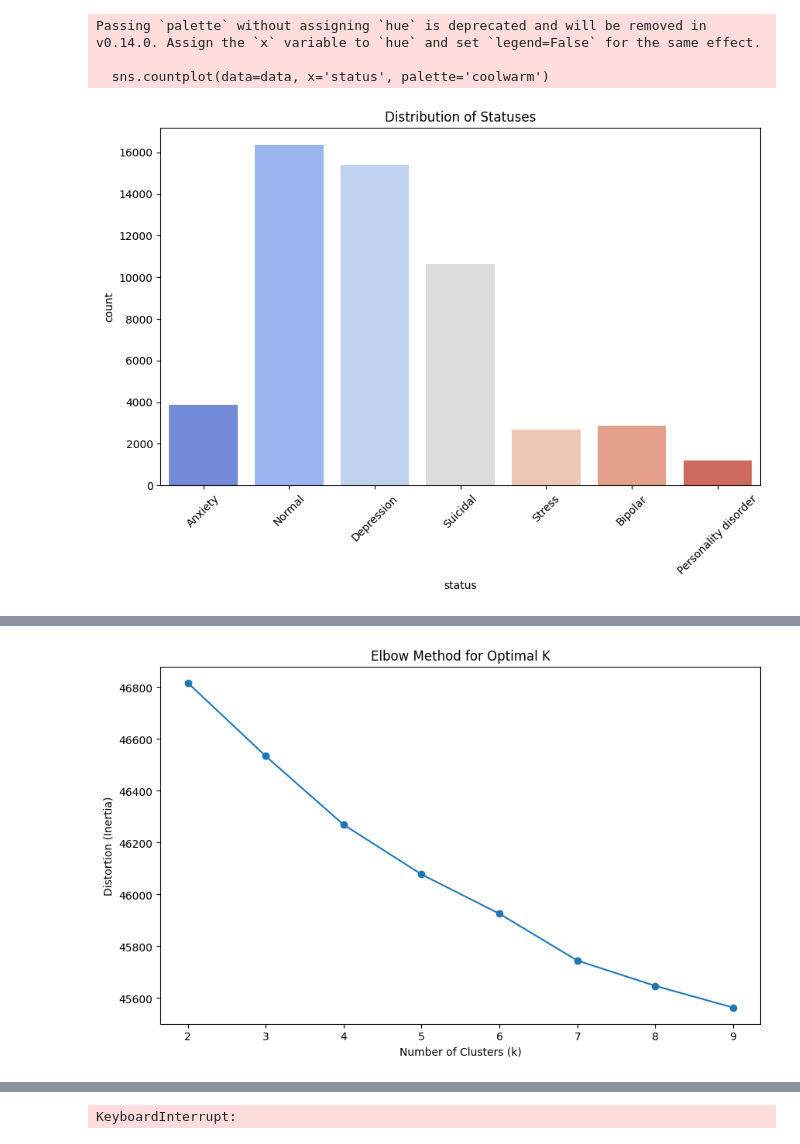
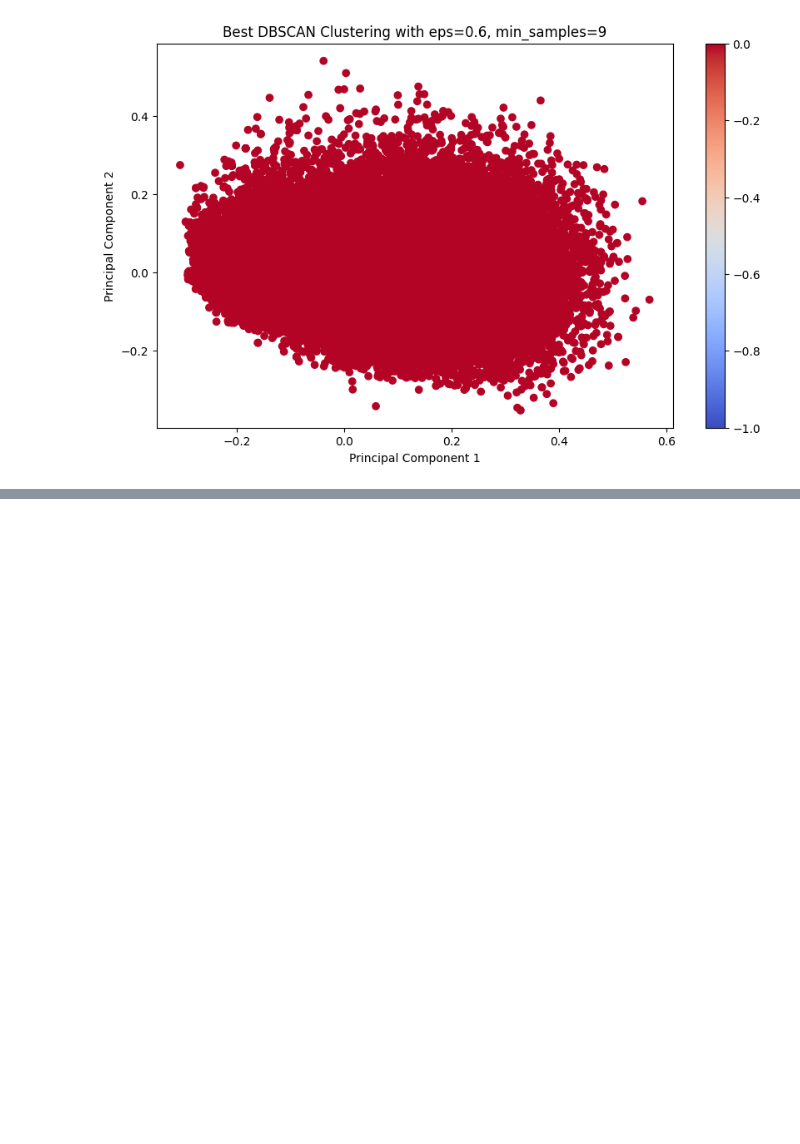
Before and after one commit to xebelge/mental-health-classification-project, a Jupyter notebook: mental-health-classification.ipynb, the cells around one changed output, grey strips where cells are left out. Drawn from its saved outputs; the diff is of its cells as text; code cells hidden in the pictures; blank space fills up the shorter version.

```diff
--- a/mental-health-classification.ipynb
+++ b/mental-health-classification.ipynb
@@ -2,12 +2,14 @@
 # Import necessary libraries
 import pandas as pd
 import matplotlib.pyplot as plt
-import seaborn as sns
 import re
 from sklearn.feature_extraction.text import TfidfVectorizer
-from sklearn.cluster import KMeans, AgglomerativeClustering
+from sklearn.cluster import DBSCAN
 from sklearn.decomposition import PCA
-from sklearn.metrics import silhouette_score
+from sklearn.metrics import silhouette_score, classification_report, confusion_matrix
+from sklearn.model_selection import train_test_split
+from sklearn.linear_model import LogisticRegression
+from imblearn.over_sampling import SMOTE
 
 # Load the dataset
 data = pd.read_csv('Combined Data.csv')
@@ -36,41 +38,54 @@ data['cleaned_statement'] = data['statement'].apply(clean_text)
 tfidf = TfidfVectorizer(max_features=5000)
 X = tfidf.fit_transform(data['cleaned_statement']).toarray()
 
-# ----- K-means and Agglomerative Clustering with k=2 -----
+# ----- Supervised Learning: Logistic Regression with SMOTE -----
+# Target variable (status) for supervised learning
+y = data['status']
 
-# K-means Clustering with k=2
-kmeans = KMeans(n_clusters=2, n_init=10, random_state=42)
-kmeans_clusters = kmeans.fit_predict(X)
+# Split the data into training and test sets for supervised learning
+X_train, X_test, y_train, y_test = train_test_split(X, y, test_size=0.2, random_state=42)
 
-# Agglomerative Clustering with k=2
-agg_clustering = AgglomerativeClustering(n_clusters=2)
-agg_clusters = agg_clustering.fit_predict(X)
+# Apply SMOTE to balance the classes in the training data
+smote = SMOTE(random_state=42)
+X_train_smote, y_train_smote = smote.fit_resample(X_train, y_train)
 
-# Evaluate K-means and Agglomerative Clustering with Silhouette Score
-kmeans_silhouette = silhouette_score(X, kmeans_clusters)
-agg_silhouette = silhouette_score(X, agg_clusters)
+# Logistic Regression model after SMOTE
+logreg = LogisticRegression(max_iter=1000)
+logreg.fit(X_train_smote, y_train_smote)
 
-print(f"K-Means Silhouette Score (k=2): {kmeans_silhouette:.4f}")
-print(f"Agglomerative Clustering Silhouette Score (k=2): {agg_silhouette:.4f}")
+# Make predictions on the test set
+y_pred = logreg.predict(X_test)
 
-# Visualizing K-means Clustering using PCA
-pca = PCA(n_components=2)
+# Evaluate the Logistic Regression model
+print("Confusion Matrix:")
+print(confusion_matrix(y_test, y_pred))
+
+print("\nClassification Report:")
+print(classification_report(y_test, y_pred))
+
+# ----- Unsupervised Learning: DBSCAN with best parameters -----
+
+# PCA for dimensionality reduction (optional but useful for high-dimensional data)
+pca = PCA(n_components=50)
 X_pca = pca.fit_transform(X)
 
+# Apply DBSCAN with best parameters (eps=0.6, min_samples=9)
+dbscan = DBSCAN(eps=0.6, min_samples=9)
+dbscan_clusters = dbscan.fit_predict(X_pca)
+
+# Evaluate DBSCAN with Silhouette Score
+if len(set(dbscan_clusters)) > 1:  # Silhouette score needs more than 1 cluster
+    dbscan_silhouette = silhouette_score(X_pca, dbscan_clusters)
+    print(f"DBSCAN Silhouette Score (best parameters): {dbscan_silhouette:.4f}")
+else:
+    print("DBSCAN produced only one cluster or noise, unable to calculate Silhouette Score.")
+
+# Visualizing DBSCAN Clustering using PCA-reduced data
 plt.figure(figsize=(10, 6))
-plt.scatter(X_pca[:, 0], X_pca[:, 1], c=kmeans_clusters, cmap='viridis', marker='o')
-plt.title('K-means Clustering with k=2')
+plt.scatter(X_pca[:, 0], X_pca[:, 1], c=dbscan_clusters, cmap='coolwarm', marker='o')
+plt.title(f'Best DBSCAN Clustering with eps=0.6, min_samples=9')
 plt.xlabel('Principal Component 1')
 plt.ylabel('Principal Component 2')
 plt.colorbar()
 plt.show()
-
-# Visualizing Agglomerative Clustering using PCA
-plt.figure(figsize=(10, 6))
-plt.scatter(X_pca[:, 0], X_pca[:, 1], c=agg_clusters, cmap='plasma', marker='o')
-plt.title('Agglomerative Clustering with k=2')
-plt.xlabel('Principal Component 1')
-plt.ylabel('Principal Component 2')
-plt.colorbar()
-plt.show()
 # %% [output]
@@ -88,4 +109 @@ None
-Passing `palette` without assigning `hue` is deprecated and will be removed in v0.14.0. Assign the `x` variable to `hue` and set `legend=False` for the same effect.
-
-  sns.countplot(data=data, x='status', palette='coolwarm')
-[figure, old version]
+[figure, new version]
@@ -106 +109,0 @@ Remaining dataset size: (52681, 3)
-[figure, removed]
@@ -108 +109,0 @@ Remaining dataset size: (52681, 3)
-KeyboardInterrupt:
```
Also changed, not shown: parts of 1 cell of this notebook.
